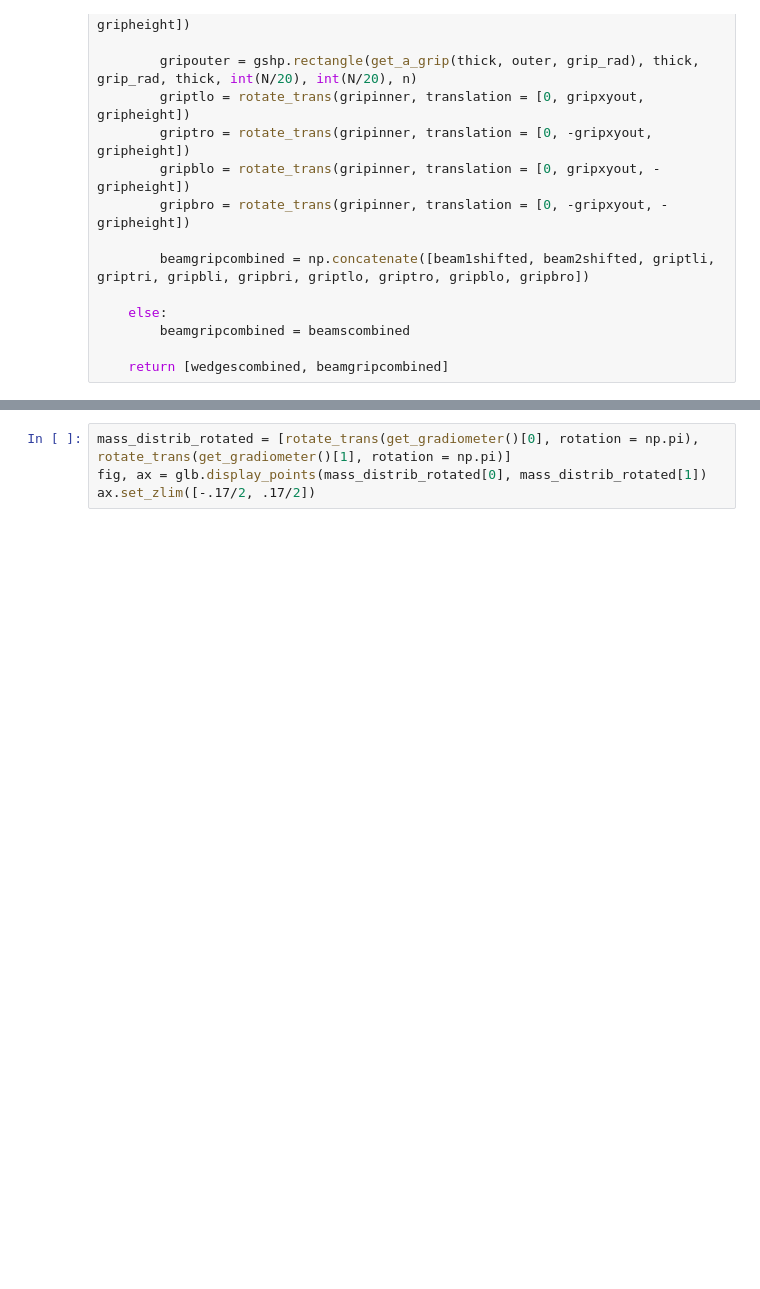
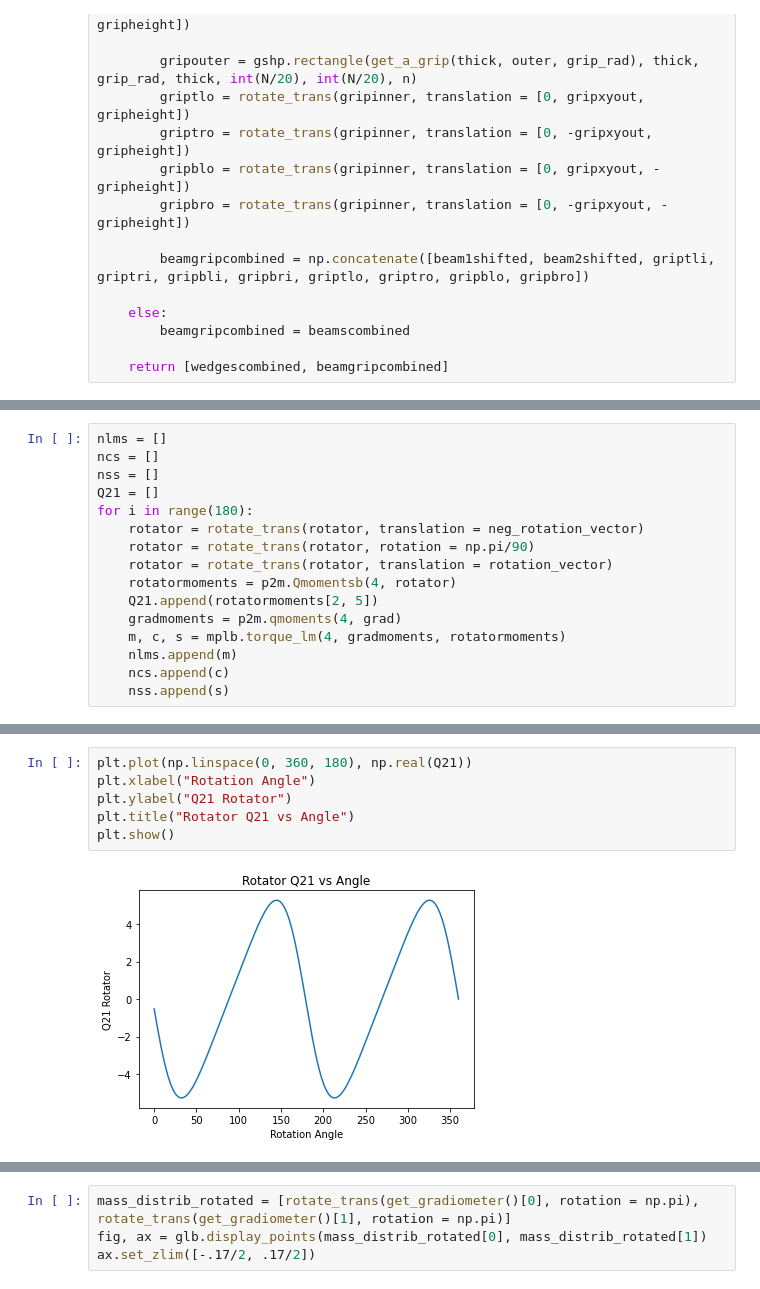
Before and after one commit to JoeyTurn/grav_physics, a Jupyter notebook: GravMomentCalculations.ipynb, the cells around one changed output, grey strips where cells are left out. Drawn from its saved outputs; the diff is of its cells as text; blank space fills up the shorter version.

```diff
--- a/GravMomentCalculations.ipynb
+++ b/GravMomentCalculations.ipynb
@@ -226,0 +196,16 @@ plt.show()
+# %%
+nlms = []
+ncs = []
+nss = []
+Q21 = []
+for i in range(180):
+    rotator = rotate_trans(rotator, translation = neg_rotation_vector)
+    rotator = rotate_trans(rotator, rotation = np.pi/90)
+    rotator = rotate_trans(rotator, translation = rotation_vector)
+    rotatormoments = p2m.Qmomentsb(4, rotator)
+    Q21.append(rotatormoments[2, 5])
+    gradmoments = p2m.qmoments(4, grad)
+    m, c, s = mplb.torque_lm(4, gradmoments, rotatormoments)
+    nlms.append(m)
+    ncs.append(c)
+    nss.append(s)
@@ -227,3 +232,11 @@ plt.show()
+# %%
+plt.plot(np.linspace(0, 360, 180), np.real(Q21))
+plt.xlabel("Rotation Angle")
+plt.ylabel("Q21 Rotator")
+plt.title("Rotator Q21 vs Angle")
+plt.show()
+# %% [output]
+[figure, added]
 # %%
 #trying to create shape from autocad
 mass_distrib = get_gradiometer()
```
Also changed, not shown: parts of 41 cells of this notebook.
